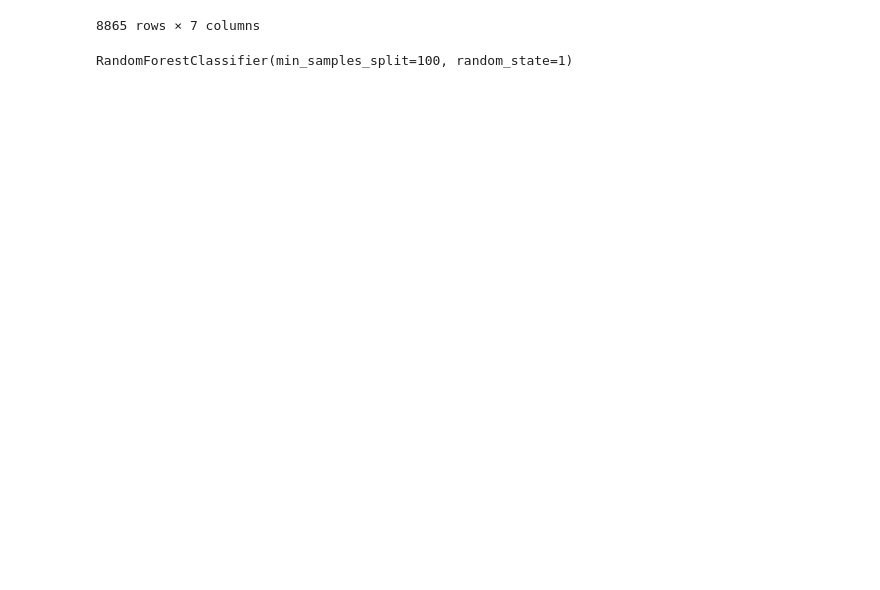
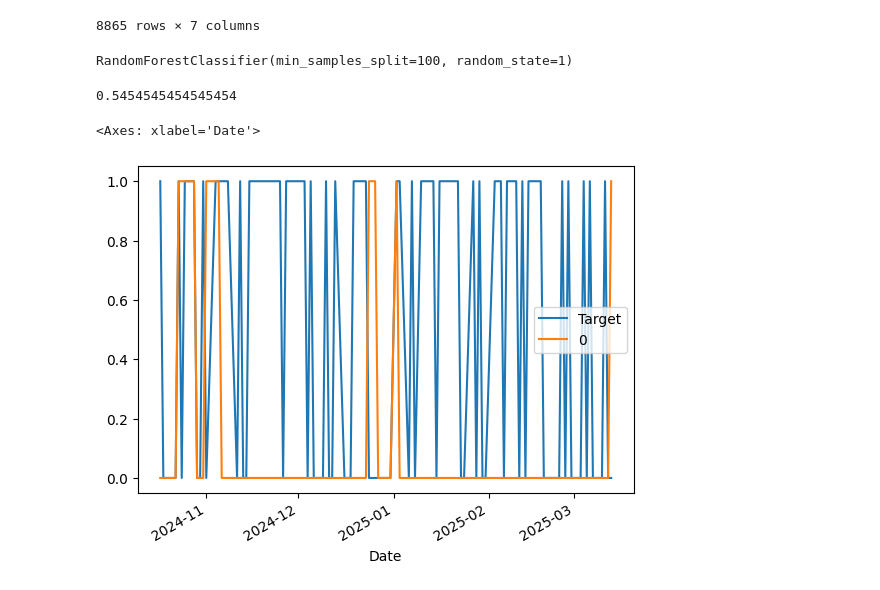
Before and after one commit to SaadChaudry23/Stock-Predictor, a Jupyter notebook: data.ipynb, the cells around one changed output. Drawn from its saved outputs; the diff is of its cells as text; code cells hidden in the pictures; blank space fills up the shorter version.

Commit message:
Added some basic ML and trained the model. Had about 55% accuracy which isn't good enough and will most likely have to do some backtesting to give it a even better accuracy score

```diff
--- a/data.ipynb
+++ b/data.ipynb
@@ -132,3 +132,22 @@ predictors = ["Close", "Volume", "Open", "High", "Low"]
 model.fit(train[predictors], train["Target"])
 # %% [output]
 RandomForestClassifier(min_samples_split=100, random_state=1)
+# %%
+from sklearn.metrics import precision_score #all this is saying is basically when we said that the market would go up (when target went up) did the market actually go up??
+
+preds = model.predict(test[predictors]) # passing in test set with the predictors
+# %%
+import pandas as pd
+
+preds = pd.Series(preds, index = test.index)
+# %%
+precision_score(test["Target"], preds)
+# %% [output]
+0.5454545454545454
+# %%
+combined = pd.concat([test["Target"], preds], axis = 1) # axis = 1 teaches each input as a column
+# %%
+combined.plot() # this draws out a graph for us that shows our prediction (orange) and what actually happened (blue)
+# %% [output]
+<Axes: xlabel='Date'>
+[figure, added]
```
